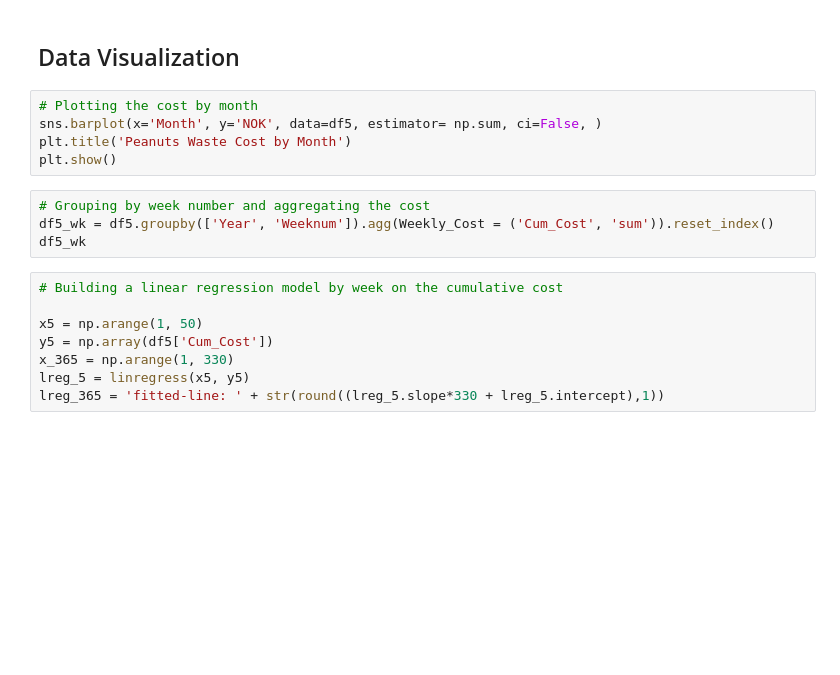
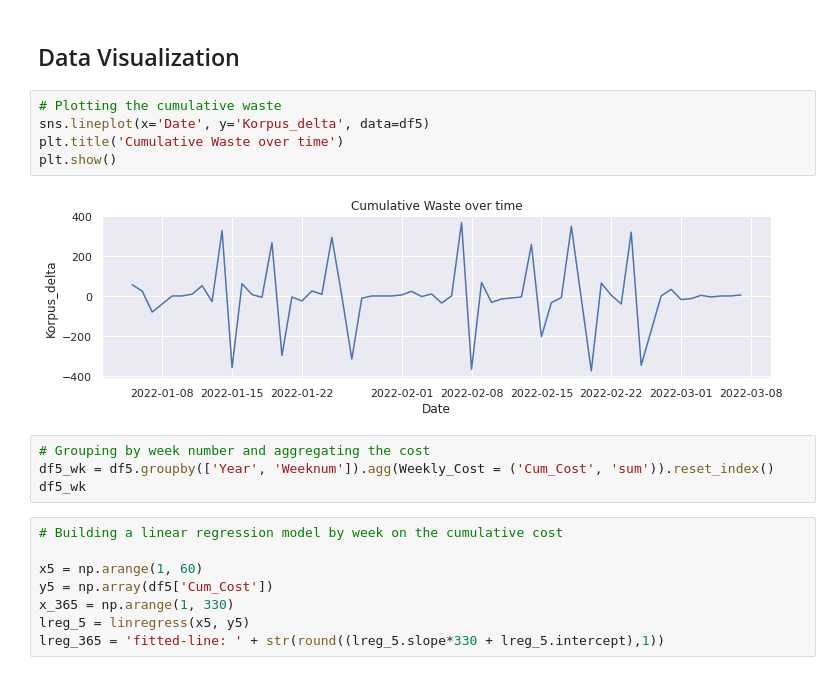
Before and after one commit to gabrielborja/chocolate_making, a Jupyter notebook: coating_process_analytics.ipynb, the cells around one changed output. Drawn from its saved outputs; the diff is of its cells as text; blank space fills up the shorter version.

```diff
--- a/coating_process_analytics.ipynb
+++ b/coating_process_analytics.ipynb
@@ -391,10 +395,12 @@ df5.tail(1)
 # %% [markdown]
 ## Data Visualization
 # %%
-# Plotting the cost by month
-sns.barplot(x='Month', y='NOK', data=df5, estimator= np.sum, ci=False, )
-plt.title('Peanuts Waste Cost by Month')
+# Plotting the cumulative waste
+sns.lineplot(x='Date', y='Korpus_delta', data=df5)
+plt.title('Cumulative Waste over time')
 plt.show()
+# %% [output]
+[figure, added]
 # %%
 # Grouping by week number and aggregating the cost
 df5_wk = df5.groupby(['Year', 'Weeknum']).agg(Weekly_Cost = ('Cum_Cost', 'sum')).reset_index()
@@ -402,7 +408,7 @@ df5_wk
 # %%
 # Building a linear regression model by week on the cumulative cost
 
-x5 = np.arange(1, 50)
+x5 = np.arange(1, 60)
 y5 = np.array(df5['Cum_Cost'])
 x_365 = np.arange(1, 330)
 lreg_5 = linregress(x5, y5)
```
Also changed, not shown: parts of 4 cells of this notebook.
